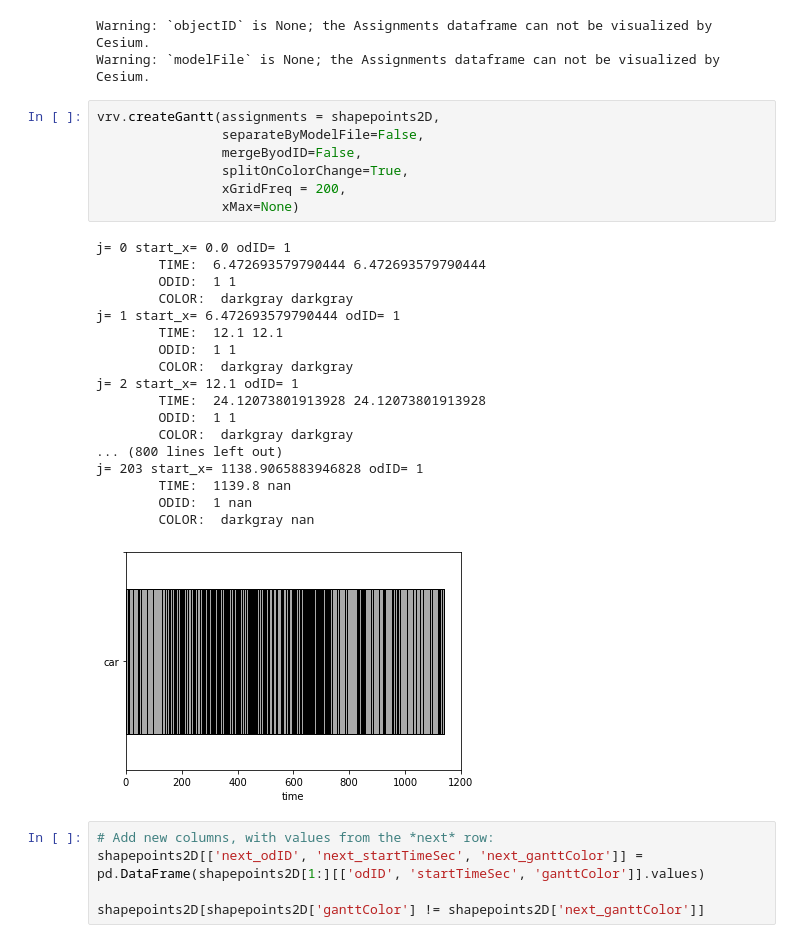
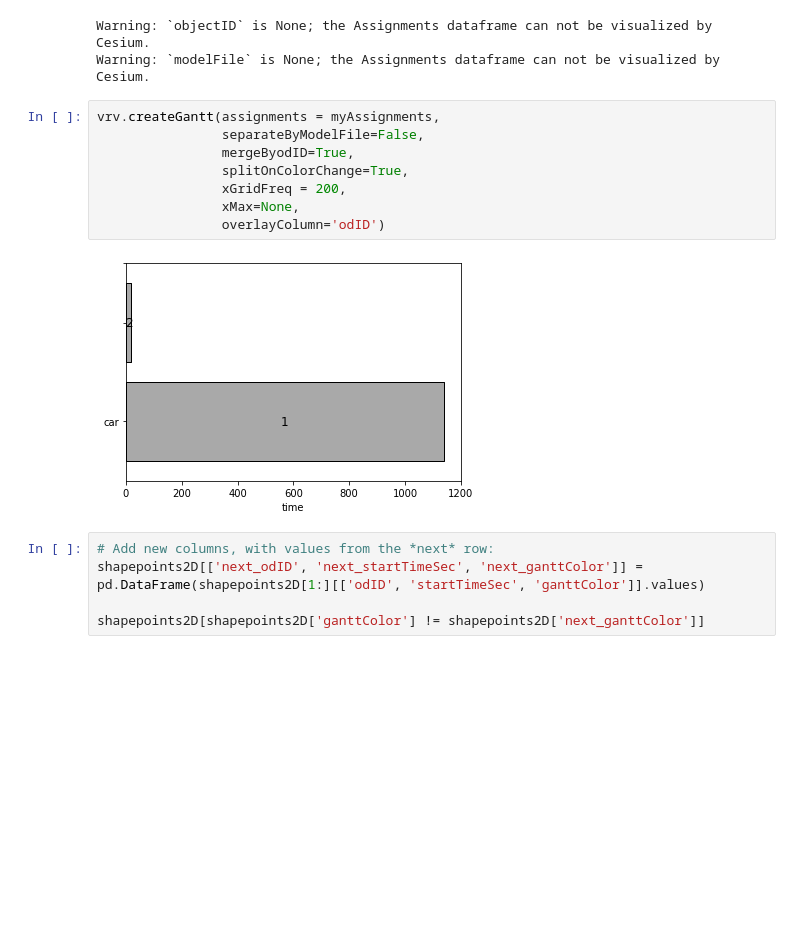
Before and after one commit to optimatorlab/veroviz, a Jupyter notebook: Untitled3.ipynb, the cells around one changed output. Cells and saved outputs as stored; diff of their text form; blank space fills up the shorter version.

```diff
--- a/Untitled3.ipynb
+++ b/Untitled3.ipynb
@@ -26,31 +28,15 @@ shapepoints2D['popupText'] = shapepoints2D['wayname']
 Warning: `objectID` is None; the Assignments dataframe can not be visualized by Cesium.
 Warning: `modelFile` is None; the Assignments dataframe can not be visualized by Cesium.
 # %%
-vrv.createGantt(assignments = shapepoints2D,
+vrv.createGantt(assignments = myAssignments,
                 separateByModelFile=False,
-                mergeByodID=False,
+                mergeByodID=True,
                 splitOnColorChange=True,
                 xGridFreq = 200,
-                xMax=None)
+                xMax=None,
+                overlayColumn='odID')
 # %% [output]
-j= 0 start_x= 0.0 odID= 1
-        TIME:  6.472693579790444 6.472693579790444
-        ODID:  1 1
-        COLOR:  darkgray darkgray
-j= 1 start_x= 6.472693579790444 odID= 1
-        TIME:  12.1 12.1
-        ODID:  1 1
-        COLOR:  darkgray darkgray
-j= 2 start_x= 12.1 odID= 1
-        TIME:  24.12073801913928 24.12073801913928
-        ODID:  1 1
-        COLOR:  darkgray darkgray
-... (800 lines left out)
-j= 203 start_x= 1138.9065883946828 odID= 1
-        TIME:  1139.8 nan
-        ODID:  1 nan
-        COLOR:  darkgray nan
-[figure, old version]
+[figure, new version]
 # %%
 # Add new columns, with values from the *next* row:
 shapepoints2D[['next_odID', 'next_startTimeSec', 'next_ganttColor']] = pd.DataFrame(shapepoints2D[1:][['odID', 'startTimeSec', 'ganttColor']].values)
```
Also changed, not shown: parts of 19 cells of this notebook, 16 other files.
